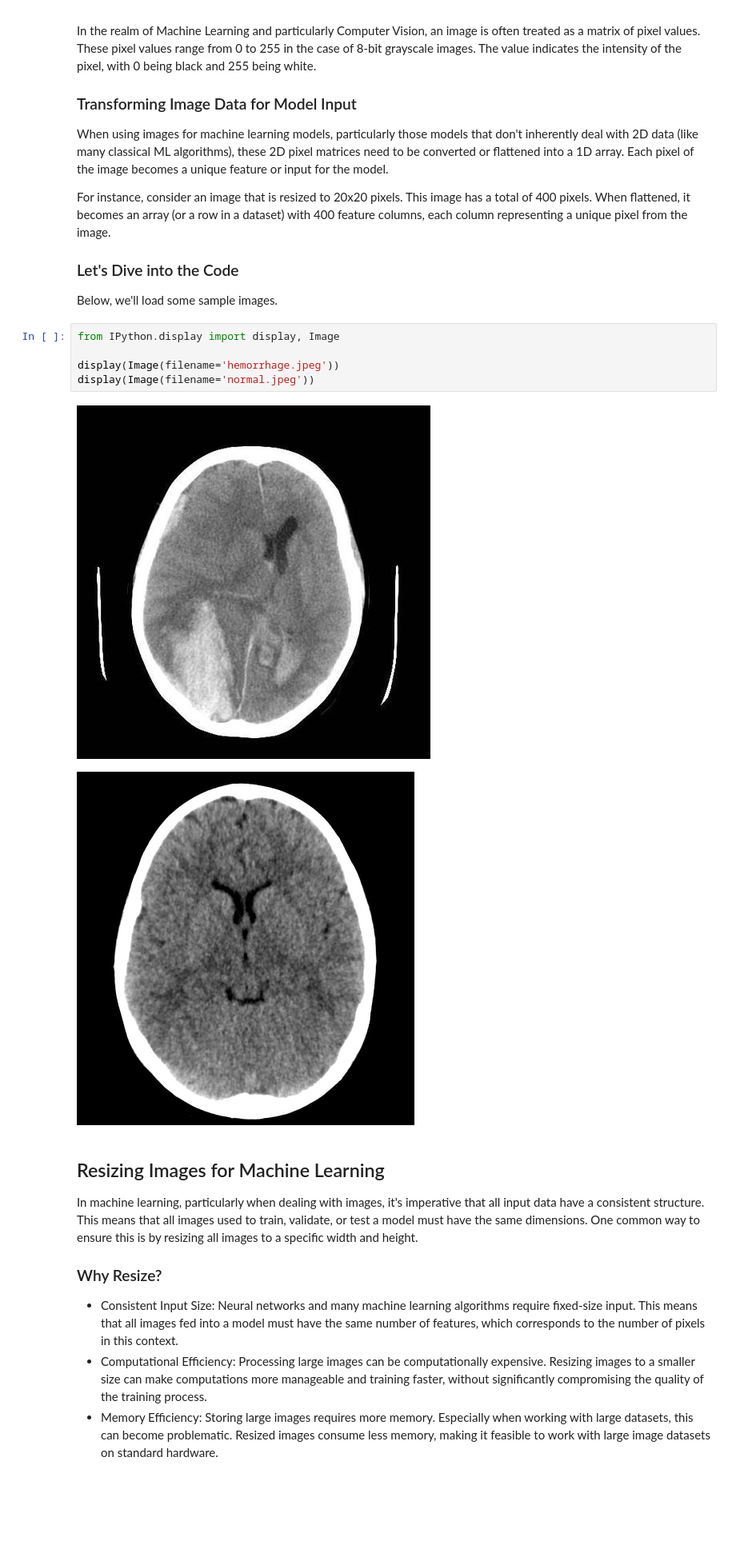
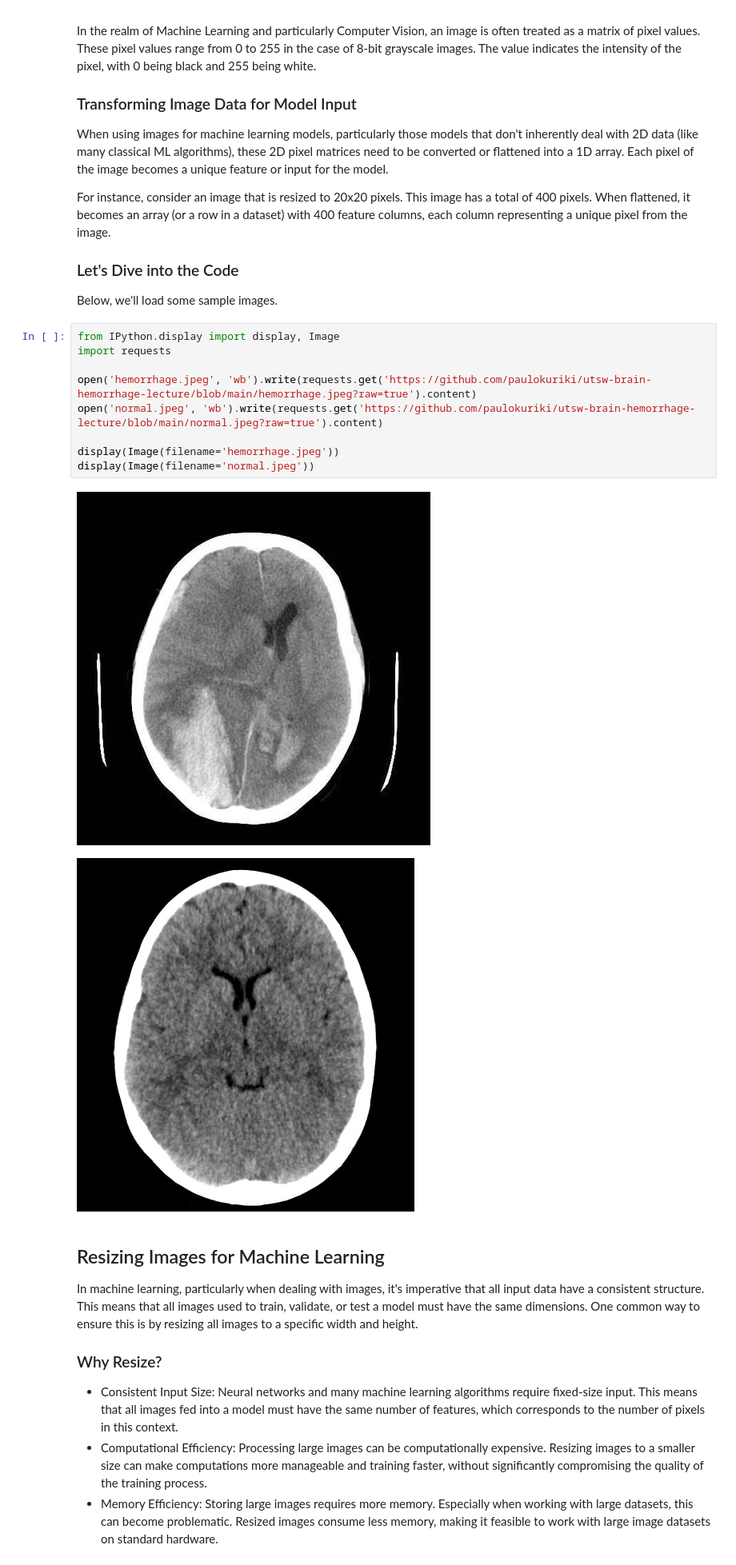
Before and after one commit to paulokuriki/utsw-brain-hemorrhage-lecture, a Jupyter notebook: input_and_models.ipynb, the cells around one changed output. Shown: that part at 80% size. Cells and saved outputs as stored; diff of their text form; blank space fills up the shorter version.

```diff
--- a/input_and_models.ipynb
+++ b/input_and_models.ipynb
@@ -424,14 +430,18 @@ For instance, consider an image that is resized to 20x20 pixels. This image has
 
 ### Let's Dive into the Code
 Below, we'll load some sample images.
-# %%
-from IPython.display import display, Image
-
-display(Image(filename='hemorrhage.jpeg'))
-display(Image(filename='normal.jpeg'))
-# %% [output]
-[figure, removed]
-[figure, removed]
+# %%
+from IPython.display import display, Image
+import requests
+
+open('hemorrhage.jpeg', 'wb').write(requests.get('https://github.com/paulokuriki/utsw-brain-hemorrhage-lecture/blob/main/hemorrhage.jpeg?raw=true').content)
+open('normal.jpeg', 'wb').write(requests.get('https://github.com/paulokuriki/utsw-brain-hemorrhage-lecture/blob/main/normal.jpeg?raw=true').content)
+
+display(Image(filename='hemorrhage.jpeg'))
+display(Image(filename='normal.jpeg'))
+# %% [output]
+[figure, added]
+[figure, added]
 # %% [markdown]
 ## Resizing Images for Machine Learning
 In machine learning, particularly when dealing with images, it's imperative that all input data have a consistent structure. This means that all images used to train, validate, or test a model must have the same dimensions. One common way to ensure this is by resizing all images to a specific width and height.
```
Also changed, not shown: parts of 3 cells of this notebook.
